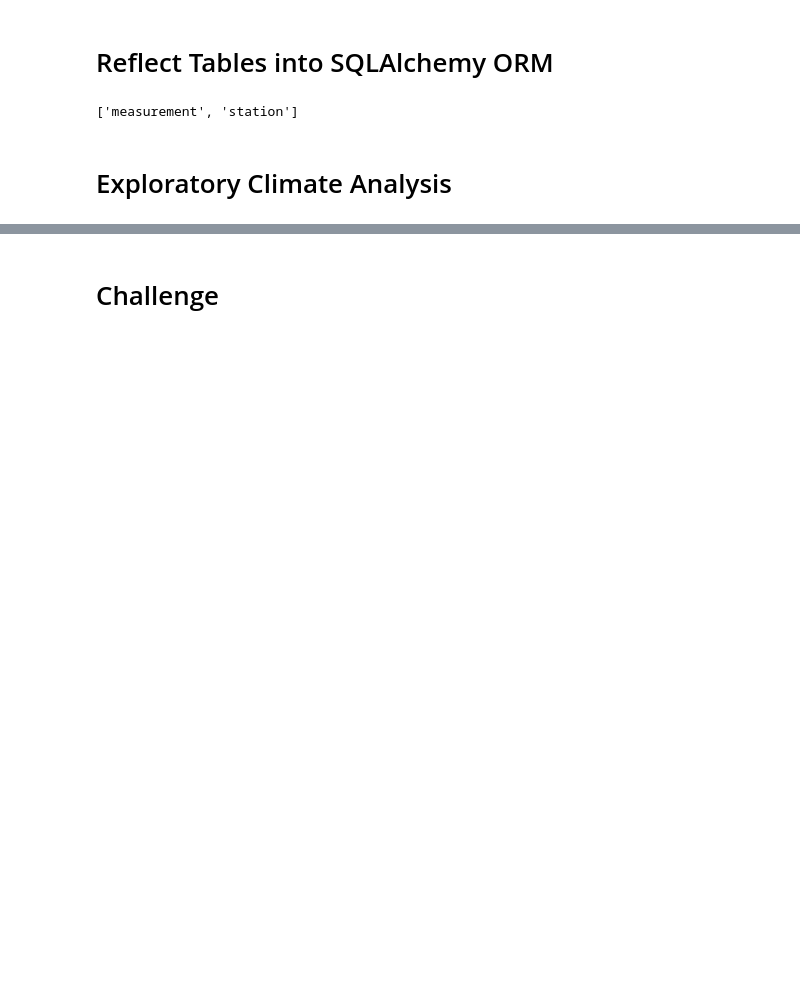
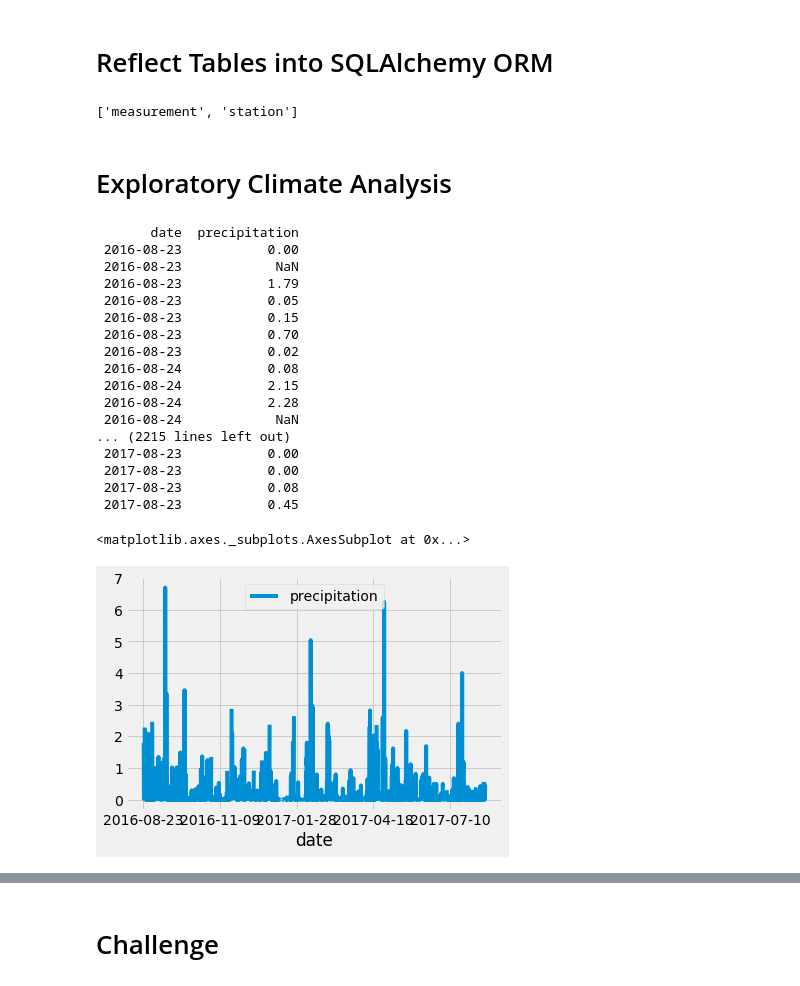
Before and after one commit to PaulIsenberg/surfs_up, a Jupyter notebook: climate_analysis (4).ipynb, the cells around one changed output, grey strips where cells are left out. Cells and saved outputs as stored; diff of their text form; code cells hidden in the pictures; blank space fills up the shorter version.

```diff
--- a/climate_analysis (4).ipynb
+++ b/climate_analysis (4).ipynb
@@ -40,15 +40,42 @@ session = Session(engine)
 # %%
 # Design a query to retrieve the last 12 months of precipitation data and plot the results.
 #Starting from the last data point in the database.
 
 # Calculate the date one year from the last date in data set.
-
+prev_year = dt.date(2017, 8, 23) - dt.timedelta(days=365)
 # Perform a query to retrieve the data and precipitation scores
-
+results = session.query(Measurement.date, Measurement.prcp).filter(Measurement.date >= prev_year).all()
+##print(results)
 # Save the query results as a Pandas DataFrame and set the index to the date column
-
+df = pd.DataFrame(results, columns=['date','precipitation'])
+df.set_index(df['date'], inplace=True)
+##print(df)
+##print(df.to_string(index=False))
 # Sort the dataframe by date
-
+df = df.sort_index()
+#print(df)
+print(df.to_string(index=False))
 # Use Pandas Plotting with Matplotlib to plot the data
+df.plot()
+# %% [output]
+       date  precipitation
+ 2016-08-23           0.00
+ 2016-08-23            NaN
+ 2016-08-23           1.79
+ 2016-08-23           0.05
+ 2016-08-23           0.15
+ 2016-08-23           0.70
+ 2016-08-23           0.02
+ 2016-08-24           0.08
+ 2016-08-24           2.15
+ 2016-08-24           2.28
+ 2016-08-24            NaN
+... (2215 lines left out)
+ 2017-08-23           0.00
+ 2017-08-23           0.00
+ 2017-08-23           0.08
+ 2017-08-23           0.45
+<matplotlib.axes._subplots.AxesSubplot at 0x...>
+[figure, added]
 # %%
 # Use Pandas to calcualte the summary statistics for the precipitation data
```
Also changed, not shown: parts of 1 cell of this notebook.
